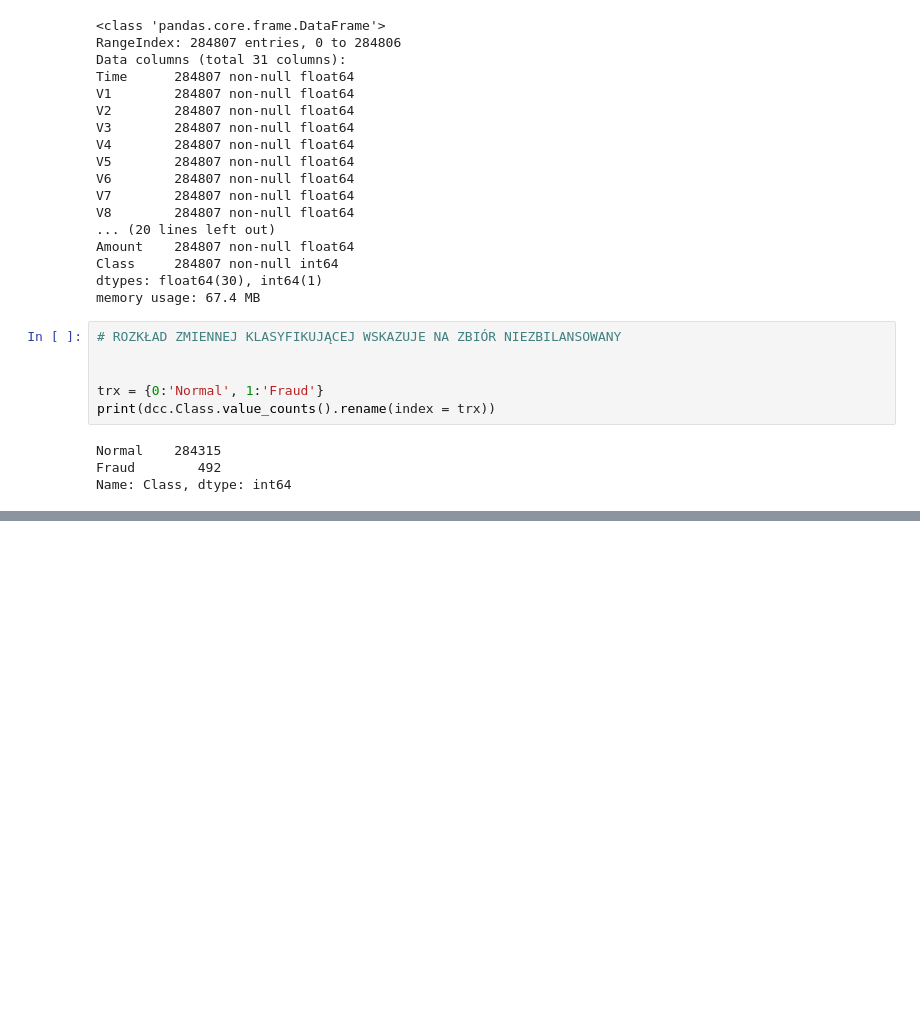
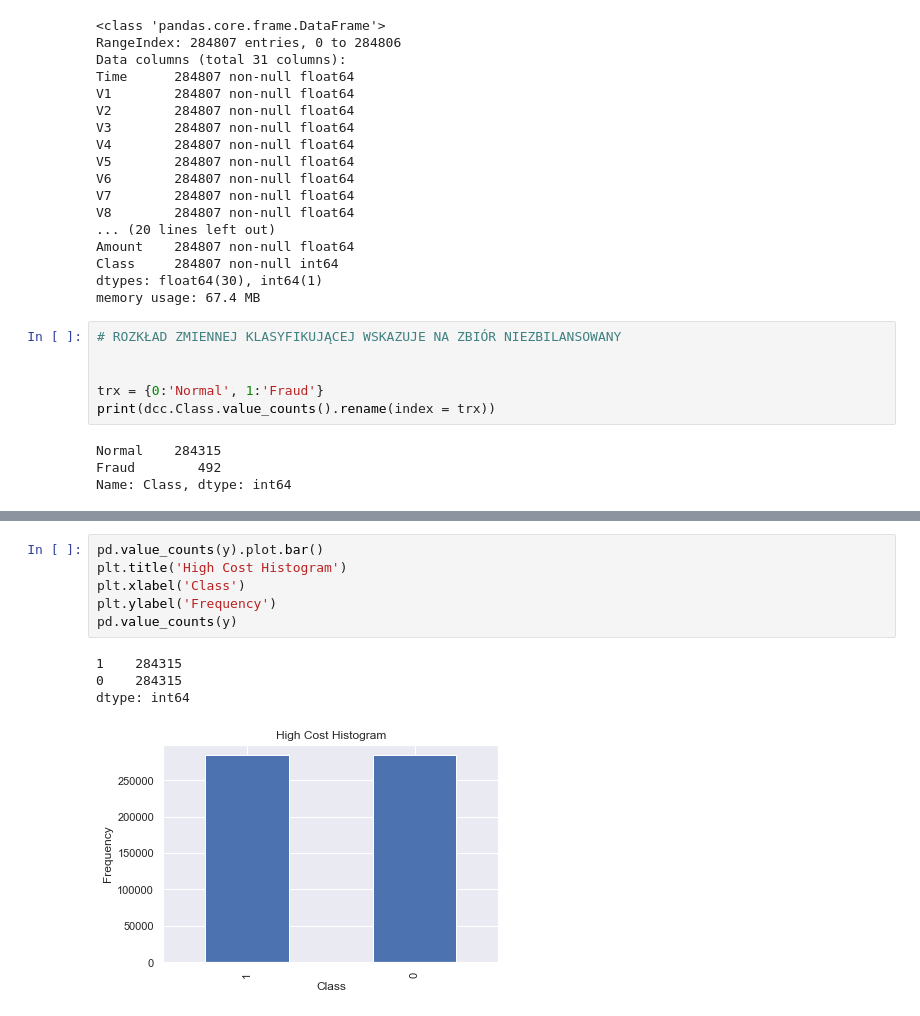
Before and after one commit to Bewelina/CC_FRAUD, a Jupyter notebook: Kod v1.ipynb, the cells around one changed output, grey strips where cells are left out. Drawn from its saved outputs; the diff is of its cells as text; blank space fills up the shorter version.

```diff
--- a/Kod v1.ipynb
+++ b/Kod v1.ipynb
@@ -86,0 +110,11 @@ Name: Class, dtype: int64
+# %%
+pd.value_counts(y).plot.bar()
+plt.title('High Cost Histogram')
+plt.xlabel('Class')
+plt.ylabel('Frequency')
+pd.value_counts(y)
+# %% [output]
+1    284315
+0    284315
+dtype: int64
+[figure, added]
```
Also changed, not shown: parts of 8 cells of this notebook.
